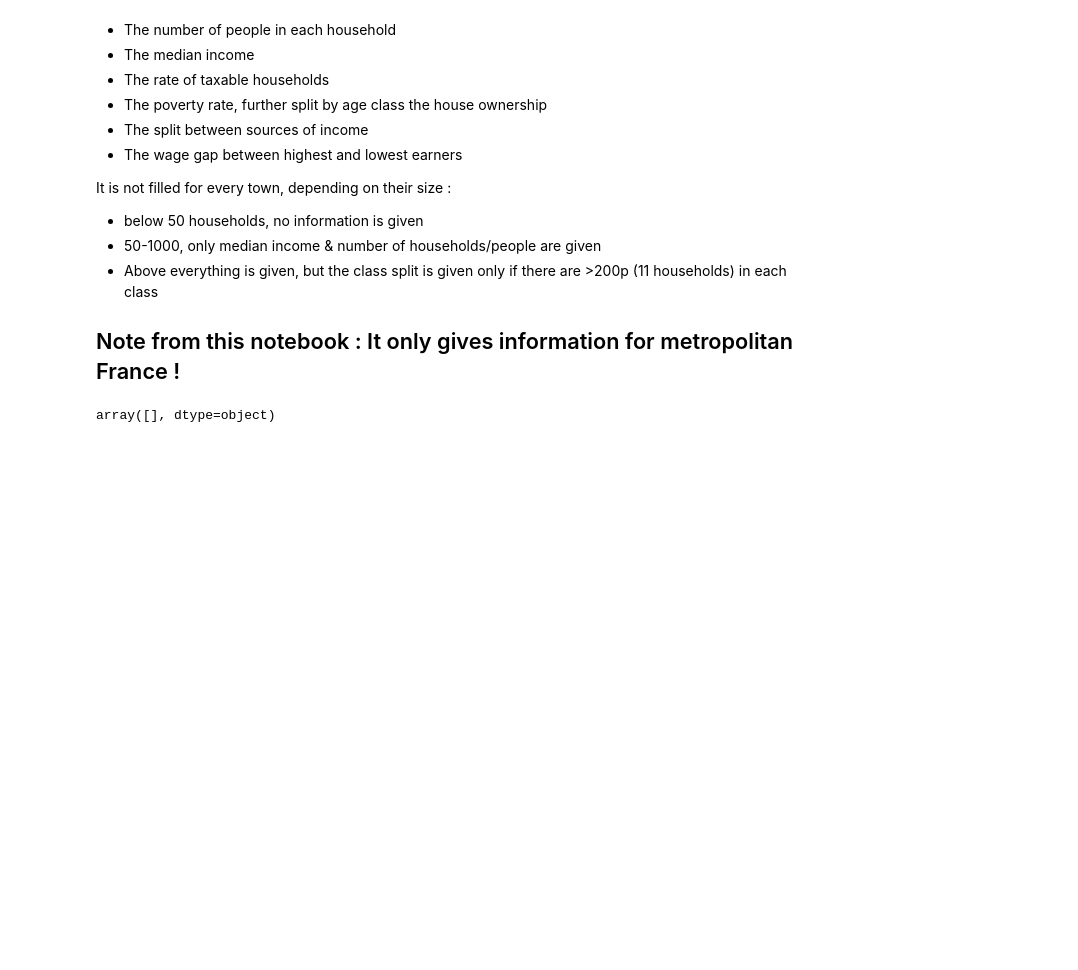
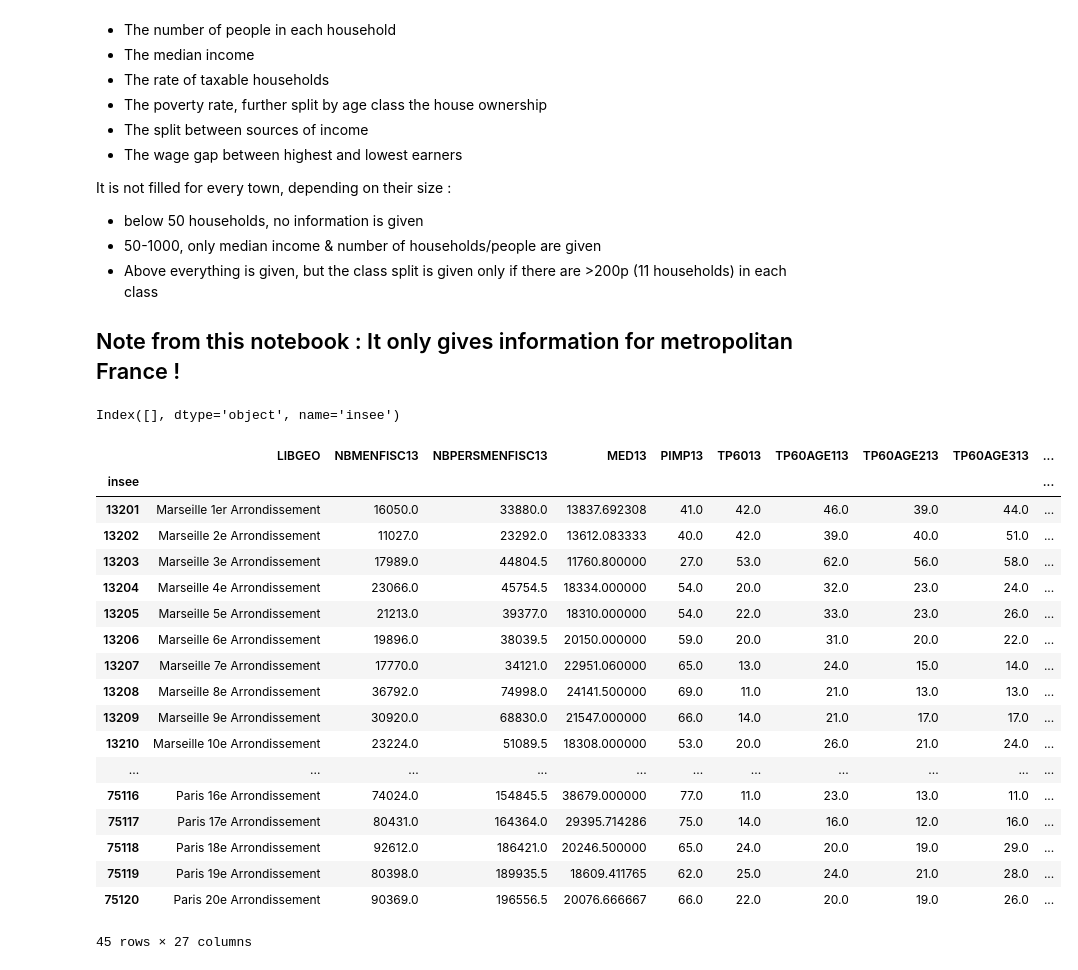
Before and after one commit to cyrilbecot/StGobain_CaseStudy, a Jupyter notebook: ExplorationRevenusData.ipynb, the cells around one changed output. Cells and saved outputs as stored; diff of their text form; code cells hidden in the pictures; blank space fills up the shorter version.

```diff
--- a/ExplorationRevenusData.ipynb
+++ b/ExplorationRevenusData.ipynb
@@ -37,6 +40,28 @@ It is not filled for every town, depending on their size :
 
 ## Note from this notebook : It only gives information for metropolitan France !
 # %%
-revenus[revenus['CODGEO'].str.startswith('97')].CODGEO.unique()
+revenus[revenus.index.str.startswith('97')].index.unique()
 # %% [output]
-array([], dtype=object)
+Index([], dtype='object', name='insee')
+# %%
+revenus[revenus.LIBGEO.str.contains('Arrondissement')]
+# %% [output]
+|  | LIBGEO | NBMENFISC13 | NBPERSMENFISC13 | MED13 | PIMP13 | TP6013 | TP60AGE113 | TP60AGE213 | TP60AGE313 | ... |
+| insee |  |  |  |  |  |  |  |  |  | ... |
+| 13201 | Marseille 1er Arrondissement | 16050.0 | 33880.0 | 13837.692308 | 41.0 | 42.0 | 46.0 | 39.0 | 44.0 | ... |
+| 13202 | Marseille 2e Arrondissement | 11027.0 | 23292.0 | 13612.083333 | 40.0 | 42.0 | 39.0 | 40.0 | 51.0 | ... |
+| 13203 | Marseille 3e Arrondissement | 17989.0 | 44804.5 | 11760.800000 | 27.0 | 53.0 | 62.0 | 56.0 | 58.0 | ... |
+| 13204 | Marseille 4e Arrondissement | 23066.0 | 45754.5 | 18334.000000 | 54.0 | 20.0 | 32.0 | 23.0 | 24.0 | ... |
+| 13205 | Marseille 5e Arrondissement | 21213.0 | 39377.0 | 18310.000000 | 54.0 | 22.0 | 33.0 | 23.0 | 26.0 | ... |
+| 13206 | Marseille 6e Arrondissement | 19896.0 | 38039.5 | 20150.000000 | 59.0 | 20.0 | 31.0 | 20.0 | 22.0 | ... |
+| 13207 | Marseille 7e Arrondissement | 17770.0 | 34121.0 | 22951.060000 | 65.0 | 13.0 | 24.0 | 15.0 | 14.0 | ... |
+| 13208 | Marseille 8e Arrondissement | 36792.0 | 74998.0 | 24141.500000 | 69.0 | 11.0 | 21.0 | 13.0 | 13.0 | ... |
+| 13209 | Marseille 9e Arrondissement | 30920.0 | 68830.0 | 21547.000000 | 66.0 | 14.0 | 21.0 | 17.0 | 17.0 | ... |
+| 13210 | Marseille 10e Arrondissement | 23224.0 | 51089.5 | 18308.000000 | 53.0 | 20.0 | 26.0 | 21.0 | 24.0 | ... |
+| ... | ... | ... | ... | ... | ... | ... | ... | ... | ... | ... |
+| 75116 | Paris 16e Arrondissement | 74024.0 | 154845.5 | 38679.000000 | 77.0 | 11.0 | 23.0 | 13.0 | 11.0 | ... |
+| 75117 | Paris 17e Arrondissement | 80431.0 | 164364.0 | 29395.714286 | 75.0 | 14.0 | 16.0 | 12.0 | 16.0 | ... |
+| 75118 | Paris 18e Arrondissement | 92612.0 | 186421.0 | 20246.500000 | 65.0 | 24.0 | 20.0 | 19.0 | 29.0 | ... |
+| 75119 | Paris 19e Arrondissement | 80398.0 | 189935.5 | 18609.411765 | 62.0 | 25.0 | 24.0 | 21.0 | 28.0 | ... |
+| 75120 | Paris 20e Arrondissement | 90369.0 | 196556.5 | 20076.666667 | 66.0 | 22.0 | 20.0 | 19.0 | 26.0 | ... |
+45 rows × 27 columns
```
Also changed, not shown: parts of 2 cells of this notebook, 4 other files.
